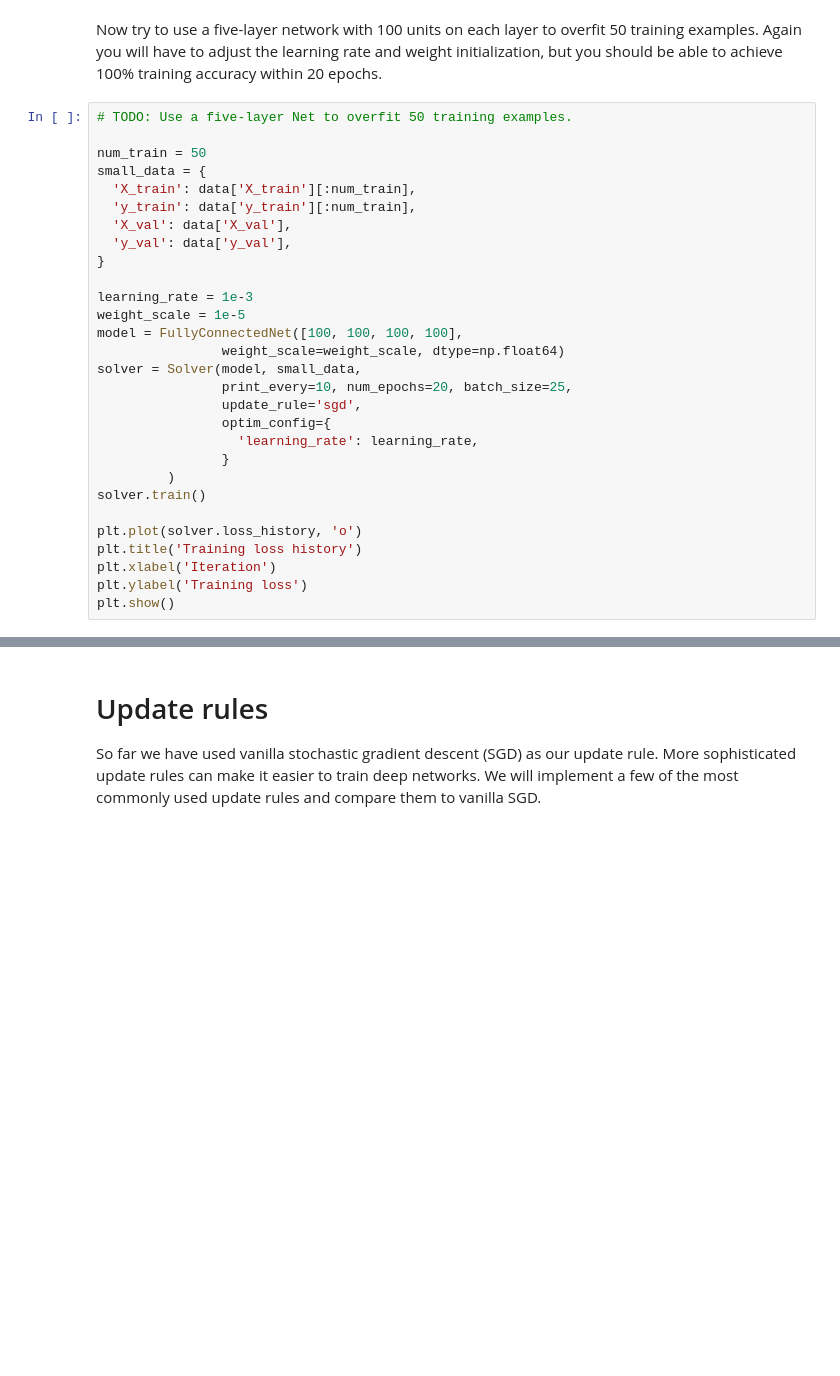
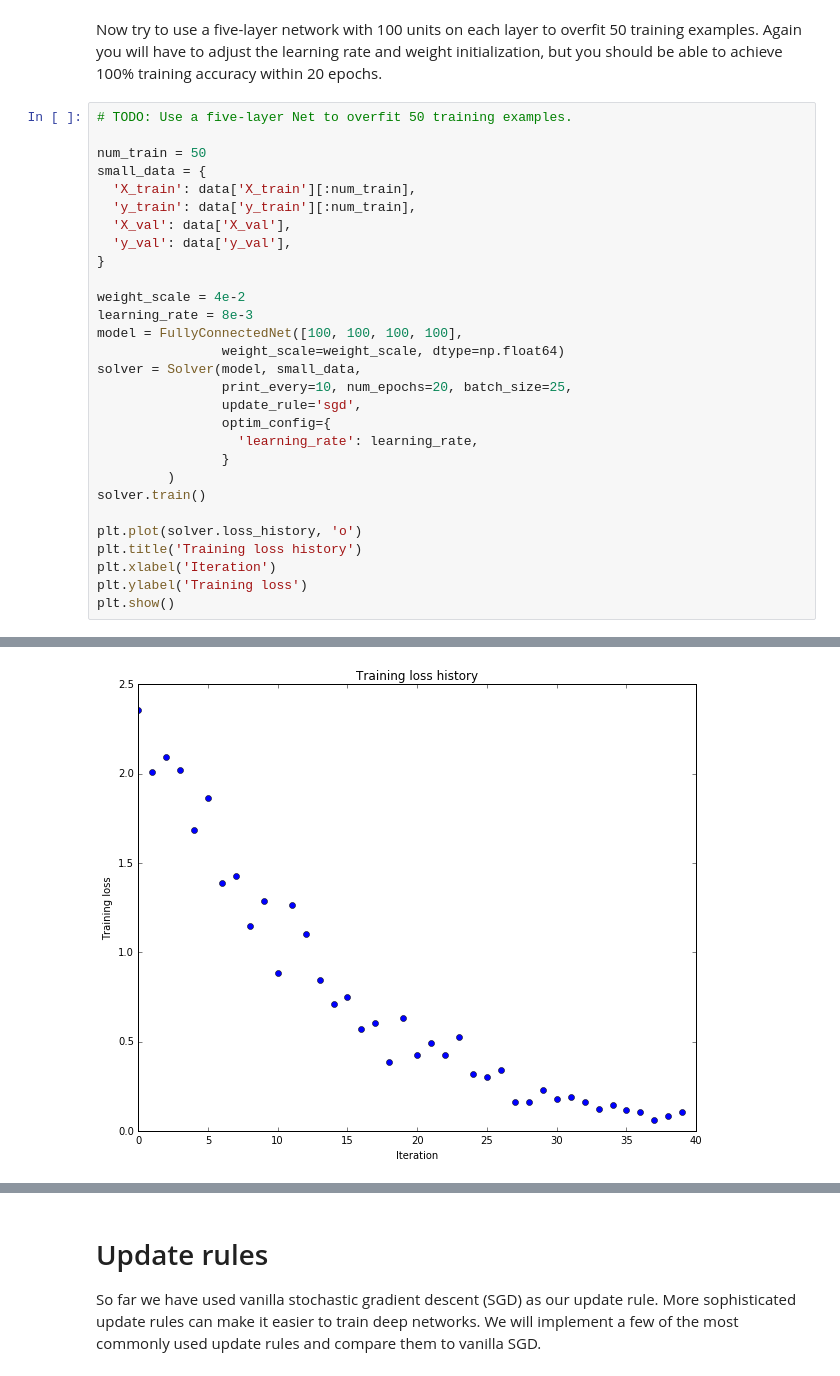
Before and after one commit to grammati/stuff, a Jupyter notebook: cs231n/assignment2/FullyConnectedNets.ipynb, the cells around one changed output, grey strips where cells are left out. Saved outputs shown, nothing was run; the diff lists cells and outputs as text; blank space fills up the shorter version.

```diff
--- a/cs231n/assignment2/FullyConnectedNets.ipynb
+++ b/cs231n/assignment2/FullyConnectedNets.ipynb
@@ -457,8 +493,8 @@ small_data = {
   'y_val': data['y_val'],
 }
 
-learning_rate = 1e-3
-weight_scale = 1e-5
+weight_scale = 4e-2
+learning_rate = 8e-3
 model = FullyConnectedNet([100, 100, 100, 100],
                 weight_scale=weight_scale, dtype=np.float64)
 solver = Solver(model, small_data,
@@ -475,3 +511,4 @@ plt.title('Training loss history')
 plt.xlabel('Iteration')
 plt.ylabel('Training loss')
 plt.show()
+# %% [output]
@@ -478,3 +532,4 @@ plt.show()
+[figure, added]
 # %% [markdown]
 # Inline question:
 Did you notice anything about the comparative difficulty of training the three-layer net vs training the five layer net?
```
Also changed, not shown: parts of 4 cells of this notebook, 2 other files.
